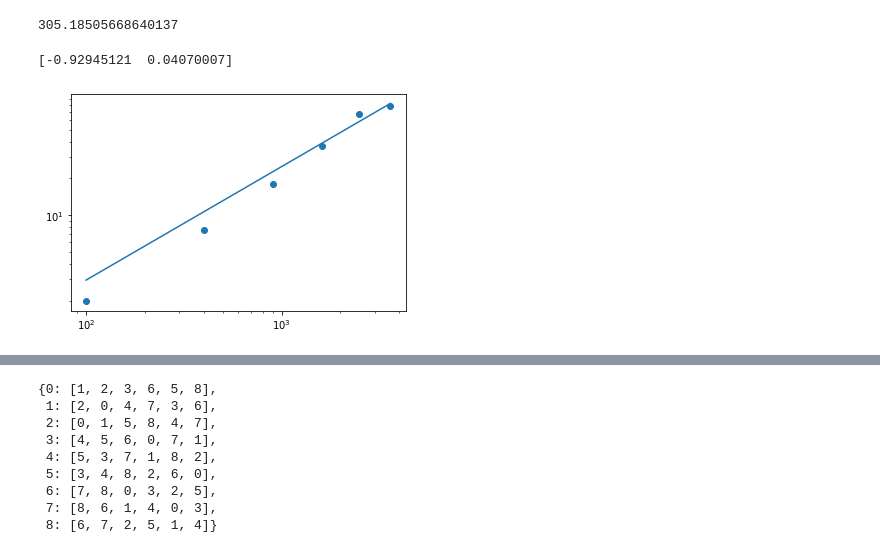
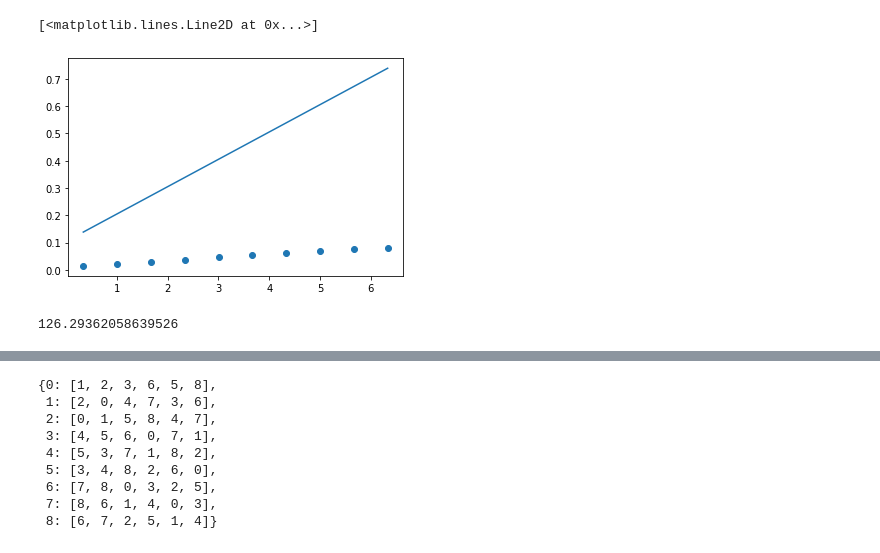
Before and after one commit to tsgaurav/Ising_RSRG, a Jupyter notebook: ipynb_notebooks/Log_Ising_Decimation_2D.ipynb, the cells around one changed output, grey strips where cells are left out. Saved outputs shown, nothing was run; the diff lists cells and outputs as text; code cells hidden in the pictures.

```diff
--- a/ipynb_notebooks/Log_Ising_Decimation_2D.ipynb
+++ b/ipynb_notebooks/Log_Ising_Decimation_2D.ipynb
@@ -204,6 +206,24 @@ def fill_zeta_ij_matrix_width(size, nn_ind, a, b, w):
 
 
     return zeta_ij_vals + zeta_ij_vals.T
+# %%
+a,b = 0.1, 0.105
+L = 60
+nn_ind = triangle_nn_indices(L)
+
+zeta_test = fill_zeta_ij_matrix(L*L, nn_ind, nn_ind, a, b)
+
+n,bins = np.histogram(zeta_test.data, density=True)
+width = bins[1]-bins[0]
+x = (bins[1:]-width/2)
+y = n
+
+plt.scatter(x, y/3)
+
+plt.plot(x, linear_fit(x, 0.1, 0.105))
+# %% [output]
+[<matplotlib.lines.Line2D at 0x...>]
+[figure, added]
 # %%
 def update_adjacency_zeta_ij(adj_ind, i, j):
     #Updates adjaceny set of i with that of j
@@ -453,17 +462,18 @@ for run in range(runs):
     for a_ind, a in enumerate(a_vals):
         for b_ind, b in enumerate(b_vals):
             nn_ind = triangle_nn_indices(L)
-            zeta_ij_vals = fill_zeta_ij_matrix_width(L*L, nn_ind, a, b, w)
+            #zeta_ij_vals = fill_zeta_ij_matrix_width(L*L, nn_ind, a, b, w)
+            zeta_ij_vals = fill_zeta_ij_matrix(L*L, nn_ind, nn_ind, a, b)
             beta_vals = np.random.exponential(size=L*L)
             test = log_system(L*L, nn_ind, zeta_ij_vals, beta_vals, track_moments=True)
 
             for i in range(steps+1):
-                if i in check_list:
+                if i in measure_list:
                     beta_remain = test.beta_vals
                     beta_remain = beta_remain[beta_remain!=0]
                     beta_dist_list[check_list_acc] = np.concatenate((beta_dist_list[check_list_acc],beta_remain))
 
-                    zeta_remain = test.zeta_ij_vals.data[test.zeta_ij_vals.data<10]
+                    zeta_remain = test.zeta_ij_vals.data[test.zeta_ij_vals.data<15]
                     zeta_dist_list[check_list_acc] = np.concatenate((zeta_dist_list[check_list_acc], zeta_remain))
 
                     check_list_acc+=1
@@ -483,22 +493,7 @@ print(time.time()-t0)
 #L = 50, n = 10, t_avg = 67.8
 #L = 60, n = 3, t_avg = 77.7
 # %% [output]
-305.18505668640137
+126.29362058639526
-# %%
-size_list = np.array([10, 20, 30, 40, 50, 60]) ** 2
-run_time_list = np.array([1.98, 7.55, 18.0, 37.1, 67.8, 77.7])
-
-plt.scatter(size_list, run_time_list)
-plt.xscale('log')
-plt.yscale('log')
-
-popt, pcov = curve_fit(power_law_scale, size_list[2:], run_time_list[2:])
-
-plt.plot(size_list, power_law_scale(size_list, *popt))
-print(popt)
-# %% [output]
-[-0.92945121  0.04070007]
-[figure, removed]
 # %%
 n_bins_h = 30
 plt.figure(figsize=(12, 8))
```
Also changed, not shown: parts of 9 cells of this notebook, 5 other files.
